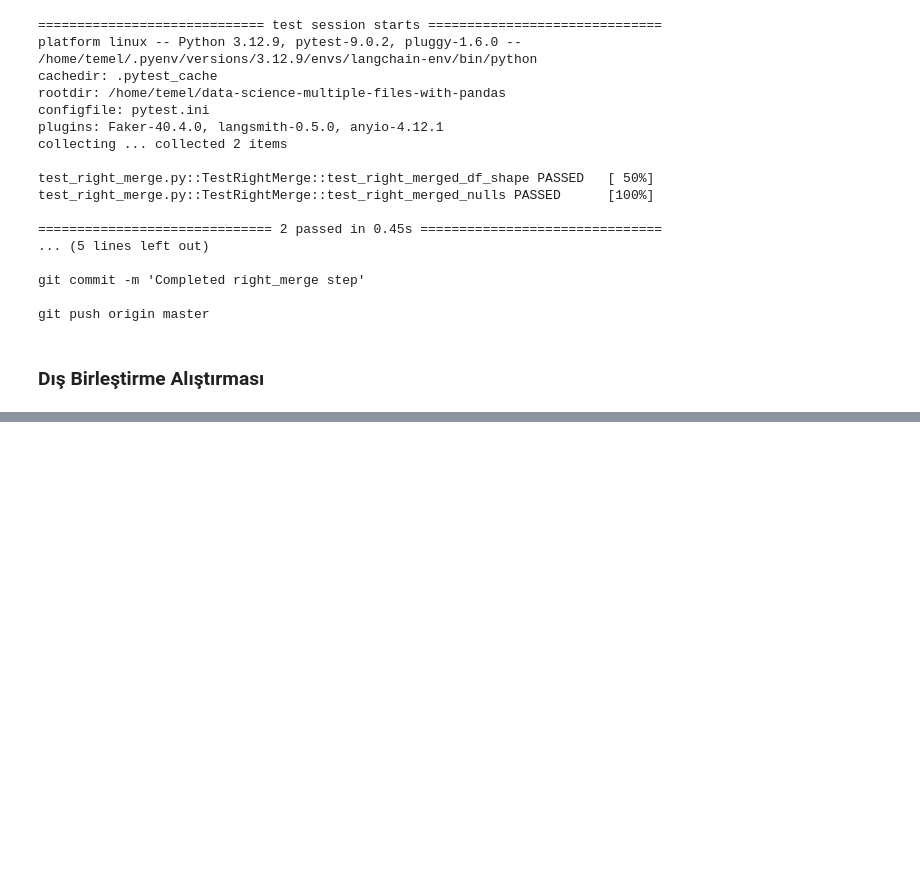
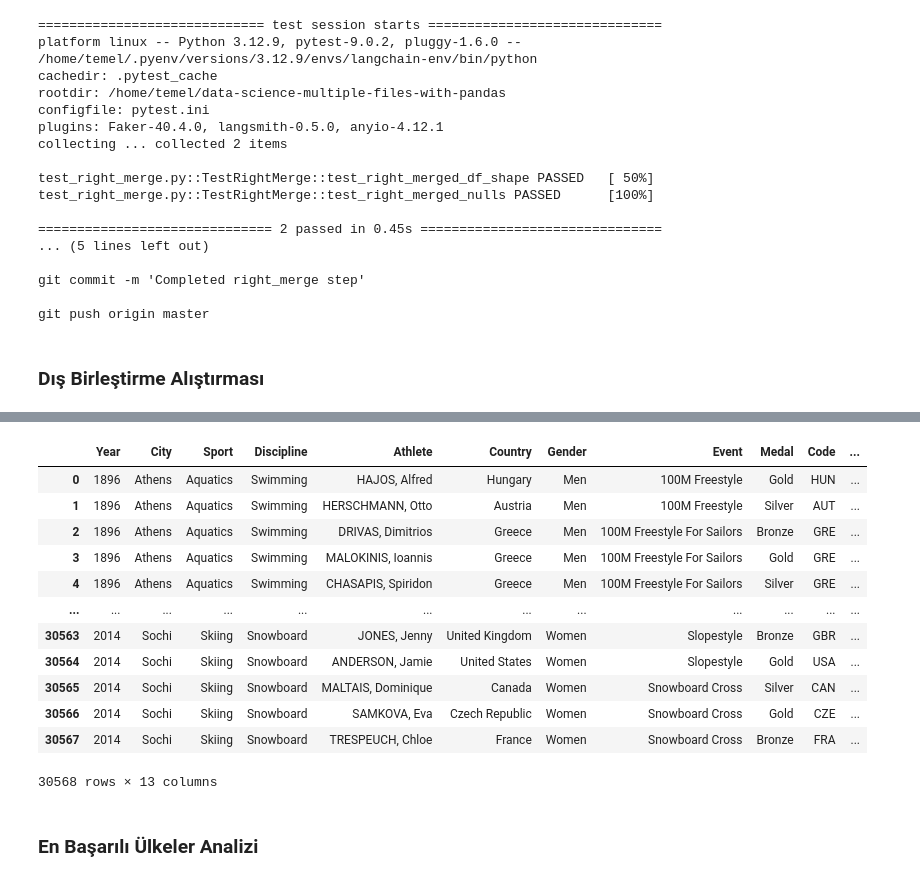
Before and after one commit to tmerthasanoglu/data-science-multiple-files-with-pandas, a Jupyter notebook: multiple_files.ipynb, the cells around one changed output, grey strips where cells are left out. Saved outputs shown, nothing was run; the diff lists cells and outputs as text; code cells hidden in the pictures; blank space fills up the shorter version.

```diff
--- a/multiple_files.ipynb
+++ b/multiple_files.ipynb
@@ -159,0 +311,17 @@ outer_merged_df=pd.DataFrame.merge(a_df,b_df-
+# %%
+# 1) Summer merge (Country kodu ↔ Code)
+summer_countries_df = pd.merge(
+    summer_df,
+    countries_df,
+    left_on="Country",
+    right_on="Code",
+    how="inner"
+)
+
+# Country_x: kod, Country_y: ülke adı -> isimleri test formatına çevir
+summer_countries_df = summer_countries_df.rename(
+    columns={"Country_x": "Code", "Country_y": "Country"}
+)
+
+# Season ekle
+summer_countries_df["Season"] = "Summer"
@@ -159,0 +382,18 @@ outer_merged_df=pd.DataFrame.merge(a_df,b_df-
+# %%
+all_df
+# %% [output]
+|  | Year | City | Sport | Discipline | Athlete | Country | Gender | Event | Medal | Code | ... |
+| 0 | 1896 | Athens | Aquatics | Swimming | HAJOS, Alfred | Hungary | Men | 100M Freestyle | Gold | HUN | ... |
+| 1 | 1896 | Athens | Aquatics | Swimming | HERSCHMANN, Otto | Austria | Men | 100M Freestyle | Silver | AUT | ... |
+| 2 | 1896 | Athens | Aquatics | Swimming | DRIVAS, Dimitrios | Greece | Men | 100M Freestyle For Sailors | Bronze | GRE | ... |
+| 3 | 1896 | Athens | Aquatics | Swimming | MALOKINIS, Ioannis | Greece | Men | 100M Freestyle For Sailors | Gold | GRE | ... |
+| 4 | 1896 | Athens | Aquatics | Swimming | CHASAPIS, Spiridon | Greece | Men | 100M Freestyle For Sailors | Silver | GRE | ... |
+| ... | ... | ... | ... | ... | ... | ... | ... | ... | ... | ... | ... |
+| 30563 | 2014 | Sochi | Skiing | Snowboard | JONES, Jenny | United Kingdom | Women | Slopestyle | Bronze | GBR | ... |
+| 30564 | 2014 | Sochi | Skiing | Snowboard | ANDERSON, Jamie | United States | Women | Slopestyle | Gold | USA | ... |
+| 30565 | 2014 | Sochi | Skiing | Snowboard | MALTAIS, Dominique | Canada | Women | Snowboard Cross | Silver | CAN | ... |
+| 30566 | 2014 | Sochi | Skiing | Snowboard | SAMKOVA, Eva | Czech Republic | Women | Snowboard Cross | Gold | CZE | ... |
+| 30567 | 2014 | Sochi | Skiing | Snowboard | TRESPEUCH, Chloe | France | Women | Snowboard Cross | Bronze | FRA | ... |
+30568 rows × 13 columns
+# %% [markdown]
+### En Başarılı Ülkeler Analizi
```
Also changed, not shown: parts of 23 cells of this notebook, 2 other files.
